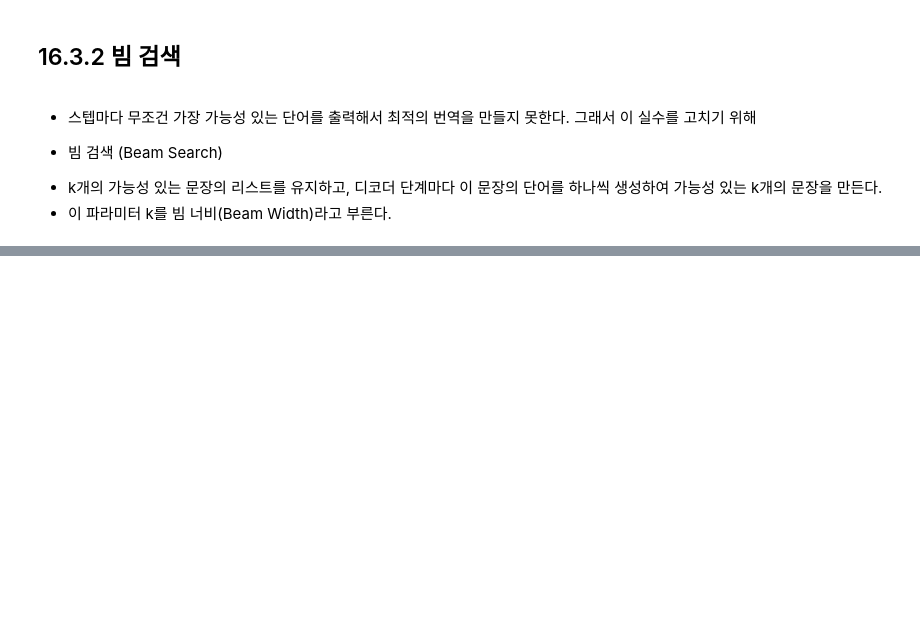
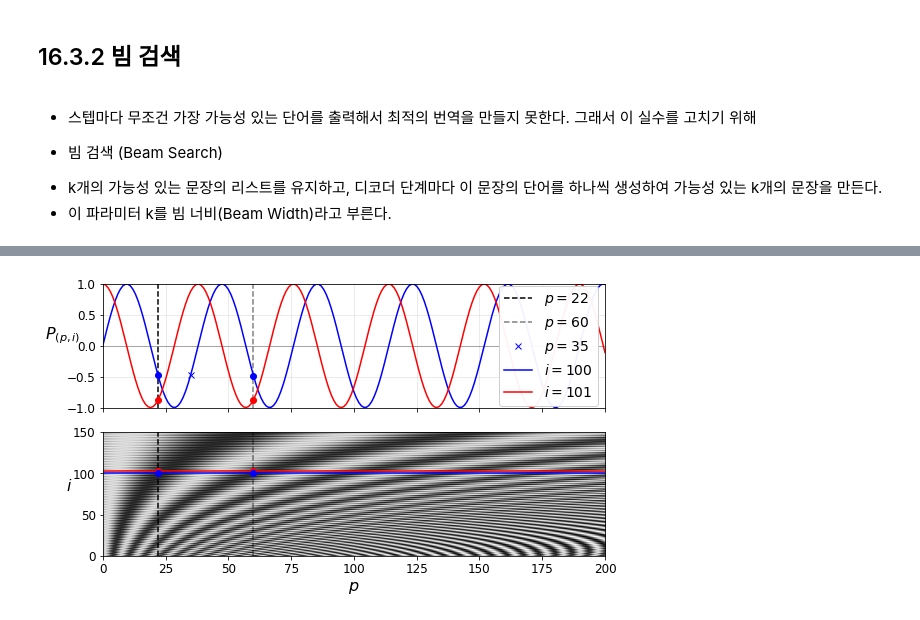
Before and after one commit to wooluck-98/Hands-On-Machine-Learning_ver2, a Jupyter notebook: 16장 RNN과 어텐션을 사용한 자연어 처리.ipynb, the cells around one changed output, grey strips where cells are left out. Saved outputs shown, nothing was run; the diff lists cells and outputs as text; code cells hidden in the pictures; blank space fills up the shorter version.

```diff
--- a/16장 RNN과 어텐션을 사용한 자연어 처리.ipynb
+++ b/16장 RNN과 어텐션을 사용한 자연어 처리.ipynb
@@ -547,0 +778,48 @@ model.summary()
+# %%
+class PositionalEncoding(keras.layers.Layer):
+    def __init__(self, max_steps, max_dims, dtype=tf.float32, **kwargs):
+        super().__init__(dtype=dtype, **kwargs)
+        if max_dims % 2 == 1: max_dims += 1 # max_dims must be even
+        p, i = np.meshgrid(np.arange(max_steps), np.arange(max_dims // 2))
+        pos_emb = np.empty((1, max_steps, max_dims))
+        pos_emb[0, :, ::2] = np.sin(p / 10000**(2 * i / max_dims)).T
+        pos_emb[0, :, 1::2] = np.cos(p / 10000**(2 * i / max_dims)).T
+        self.positional_embedding = tf.constant(pos_emb.astype(self.dtype))
+    def call(self, inputs):
+        shape = tf.shape(inputs)
+        return inputs + self.positional_embedding[:, :shape[-2], :shape[-1]]
+# %%
+max_steps = 201
+max_dims = 512
+pos_emb = PositionalEncoding(max_steps, max_dims)
+PE = pos_emb(np.zeros((1, max_steps, max_dims), np.float32))[0].numpy()
+# %%
+i1, i2, crop_i = 100, 101, 150
+p1, p2, p3 = 22, 60, 35
+fig, (ax1, ax2) = plt.subplots(nrows=2, ncols=1, sharex=True, figsize=(9, 5))
+ax1.plot([p1, p1], [-1, 1], "k--", label="$p = {}$".format(p1))
+ax1.plot([p2, p2], [-1, 1], "k--", label="$p = {}$".format(p2), alpha=0.5)
+ax1.plot(p3, PE[p3, i1], "bx", label="$p = {}$".format(p3))
+ax1.plot(PE[:,i1], "b-", label="$i = {}$".format(i1))
+ax1.plot(PE[:,i2], "r-", label="$i = {}$".format(i2))
+ax1.plot([p1, p2], [PE[p1, i1], PE[p2, i1]], "bo")
+ax1.plot([p1, p2], [PE[p1, i2], PE[p2, i2]], "ro")
+ax1.legend(loc="center right", fontsize=14, framealpha=0.95)
+ax1.set_ylabel("$P_{(p,i)}$", rotation=0, fontsize=16)
+ax1.grid(True, alpha=0.3)
+ax1.hlines(0, 0, max_steps - 1, color="k", linewidth=1, alpha=0.3)
+ax1.axis([0, max_steps - 1, -1, 1])
+ax2.imshow(PE.T[:crop_i], cmap="gray", interpolation="bilinear", aspect="auto")
+ax2.hlines(i1, 0, max_steps - 1, color="b")
+cheat = 2 # need to raise the red line a bit, or else it hides the blue one
+ax2.hlines(i2+cheat, 0, max_steps - 1, color="r")
+ax2.plot([p1, p1], [0, crop_i], "k--")
+ax2.plot([p2, p2], [0, crop_i], "k--", alpha=0.5)
+ax2.plot([p1, p2], [i2+cheat, i2+cheat], "ro")
+ax2.plot([p1, p2], [i1, i1], "bo")
+ax2.axis([0, max_steps - 1, 0, crop_i])
+ax2.set_xlabel("$p$", fontsize=16)
+ax2.set_ylabel("$i$", rotation=0, fontsize=16)
+plt.show()
+# %% [output]
+[figure, added]
```
Also changed, not shown: parts of 41 cells of this notebook.
